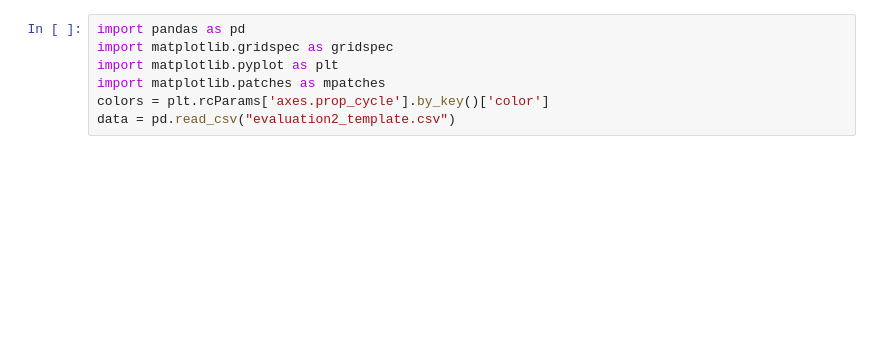
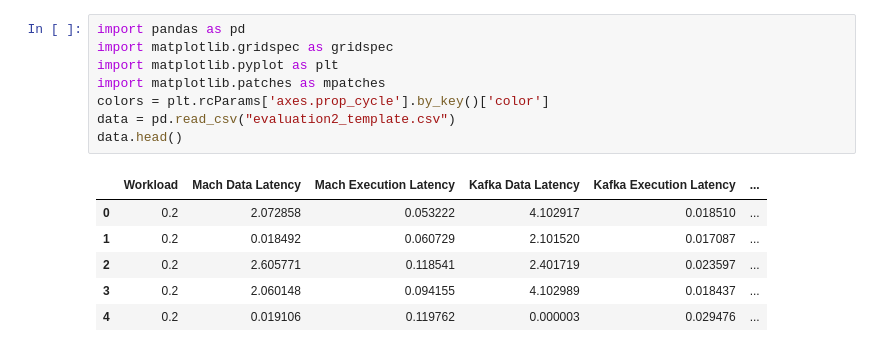
Before and after one commit to mach-telemetry/mach, a Jupyter notebook: bin/src/evaluation_output/plots/Query Latency Graphs.ipynb, the cells around one changed output. Saved outputs shown, nothing was run; the diff lists cells and outputs as text; blank space fills up the shorter version.

```diff
--- a/bin/src/evaluation_output/plots/Query Latency Graphs.ipynb
+++ b/bin/src/evaluation_output/plots/Query Latency Graphs.ipynb
@@ -1,10 +1,18 @@
 # %%
 import pandas as pd
 import matplotlib.gridspec as gridspec
 import matplotlib.pyplot as plt
 import matplotlib.patches as mpatches
 colors = plt.rcParams['axes.prop_cycle'].by_key()['color']
 data = pd.read_csv("evaluation2_template.csv")
+data.head()
+# %% [output]
+|  | Workload | Mach Data Latency | Mach Execution Latency | Kafka Data Latency | Kafka Execution Latency | ... |
+| 0 | 0.2 | 2.072858 | 0.053222 | 4.102917 | 0.018510 | ... |
+| 1 | 0.2 | 0.018492 | 0.060729 | 2.101520 | 0.017087 | ... |
+| 2 | 0.2 | 2.605771 | 0.118541 | 2.401719 | 0.023597 | ... |
+| 3 | 0.2 | 2.060148 | 0.094155 | 4.102989 | 0.018437 | ... |
+| 4 | 0.2 | 0.019106 | 0.119762 | 0.000003 | 0.029476 | ... |
 # %%
 
 grey_bar_axis = list(data[data["Workload"]==6].index)
```
Also changed, not shown: parts of 1 cell of this notebook, 11 other files.
